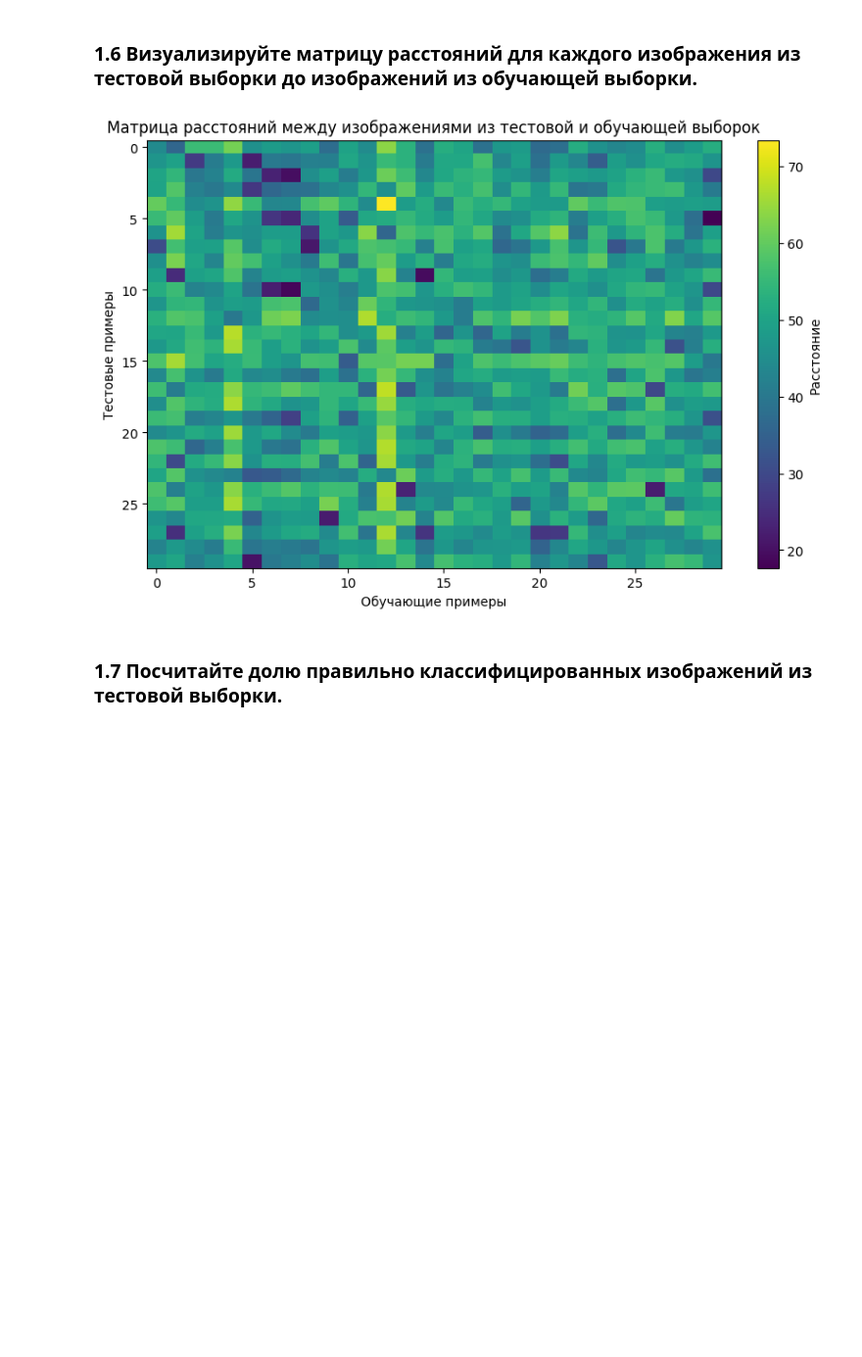
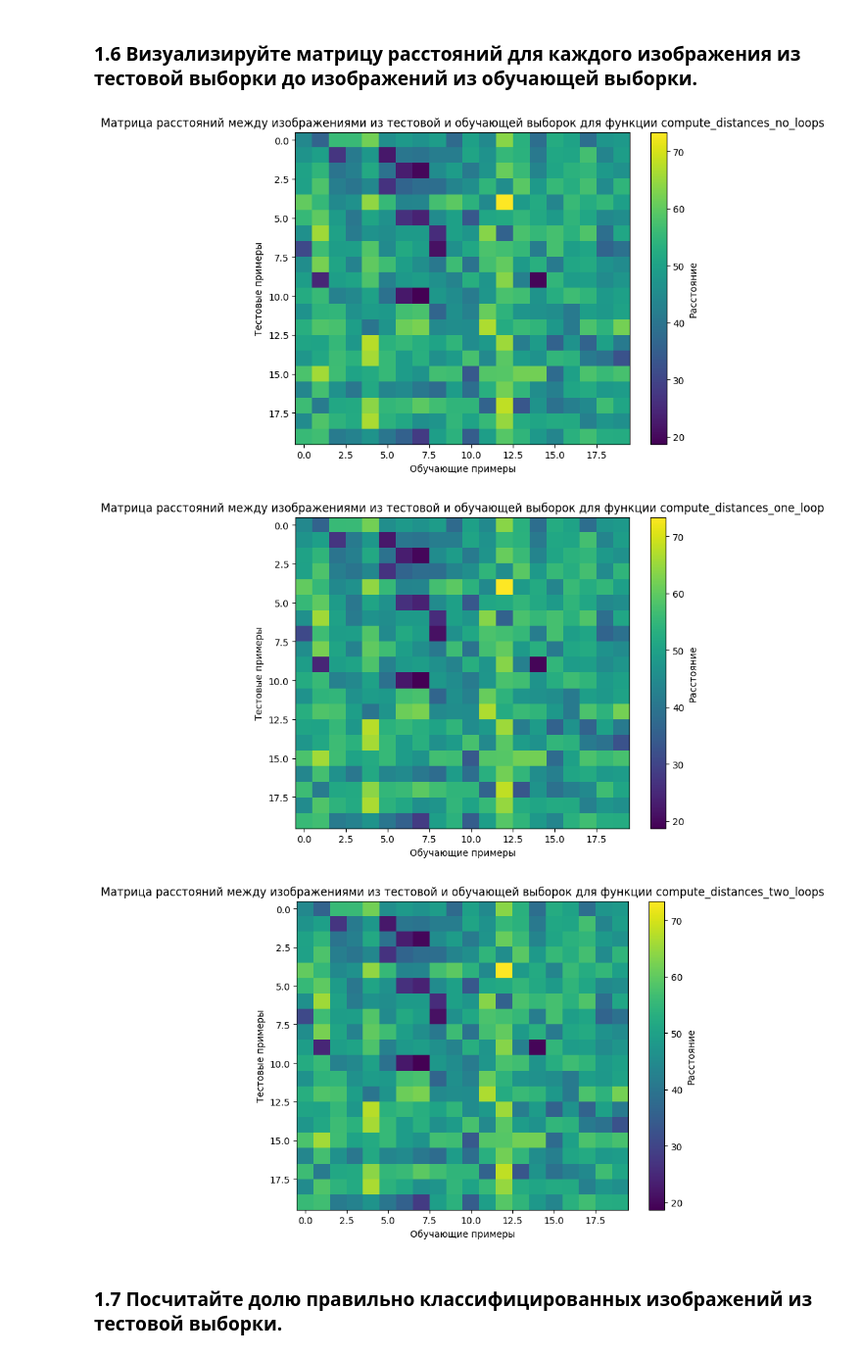
Before and after one commit to ArtDesert/Neural-networks, a Jupyter notebook: lab1/assignment1.ipynb, the cells around one changed output. Shown at 98% size. Drawn from its saved outputs; the diff is of its cells as text; code cells hidden in the pictures; blank space fills up the shorter version.

Commit message:
добавил вывод матрицы расстояний для всех 3х функций подсчета

```diff
--- a/lab1/assignment1.ipynb
+++ b/lab1/assignment1.ipynb
@@ -278,0 +276,14 @@ y_pred = classifier.predict(X_test)
+# %%
+# Предсказание меток для тестовых данных с использованием классификатора
+y_pred_0 = classifier.predict(X_test) #без циклов
+distances_0 = classifier.dists[:20,:20] #Матрица расстояний (первые 30 x 30 элементов)
+y_pred_1 = classifier.predict(X_test, num_loops=1) #1 цикл
+distances_1 = classifier.dists[:20,:20]
+y_pred_2 = classifier.predict(X_test, num_loops=2) #2 цикла
+distances_2 = classifier.dists[:20,:20]
+print(distances_0[:5,:5])
+print(distances_1[:5,:5])
+print(distances_2[:5,:5])
+print(y_pred_0[:10])
+print(y_pred_1[:10])
+print(y_pred_2[:10])
@@ -279,19 +309,23 @@ y_pred = classifier.predict(X_test)
 # %% [markdown]
 ### 1.6 Визуализируйте матрицу расстояний для каждого изображения из тестовой выборки до изображений из обучающей выборки.
 # %%
-#Матрица расстояний (первые 30 x 30 элементов)
-distances = classifier.dists[:30,:30]
-
-# Визуализируем матрицу расстояний
-plt.figure(figsize=(10, 6))
-plt.imshow(distances, cmap='viridis', aspect='auto')
-plt.colorbar(label='Расстояние')
-plt.xlabel('Обучающие примеры')
-plt.ylabel('Тестовые примеры')
-plt.title('Матрица расстояний между изображениями из тестовой и обучающей выборок')
-plt.show()
+#Визуализируем матрицу расстояний
+def draw(distances, loops_param):
+    plt.figure(figsize=(8, 6))
+    plt.imshow(distances, cmap='viridis', aspect='auto')
+    plt.colorbar(label='Расстояние')
+    plt.xlabel('Обучающие примеры')
+    plt.ylabel('Тестовые примеры')
+    plt.title(f'Матрица расстояний между изображениями из тестовой и обучающей выборок для функции compute_distances_{loops_param}')
+    plt.show()
-# %% [output]
-[figure, removed]
+# %%
+draw(distances_0, 'no_loops')
+draw(distances_1, 'one_loop')
+draw(distances_2, 'two_loops')
+# %% [output]
+[figure, added]
+[figure, added]
+[figure, added]
 # %% [markdown]
 ### 1.7 Посчитайте долю правильно классифицированных изображений из тестовой выборки.
 # %%
```
Also changed, not shown: parts of 12 cells of this notebook.
